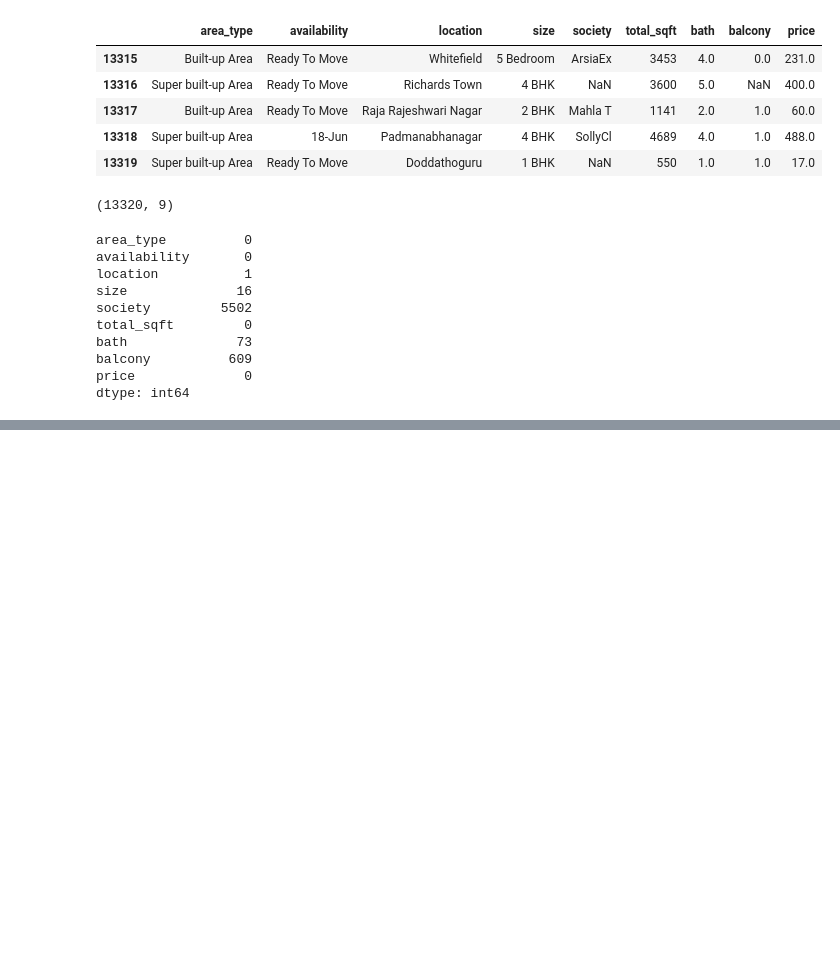
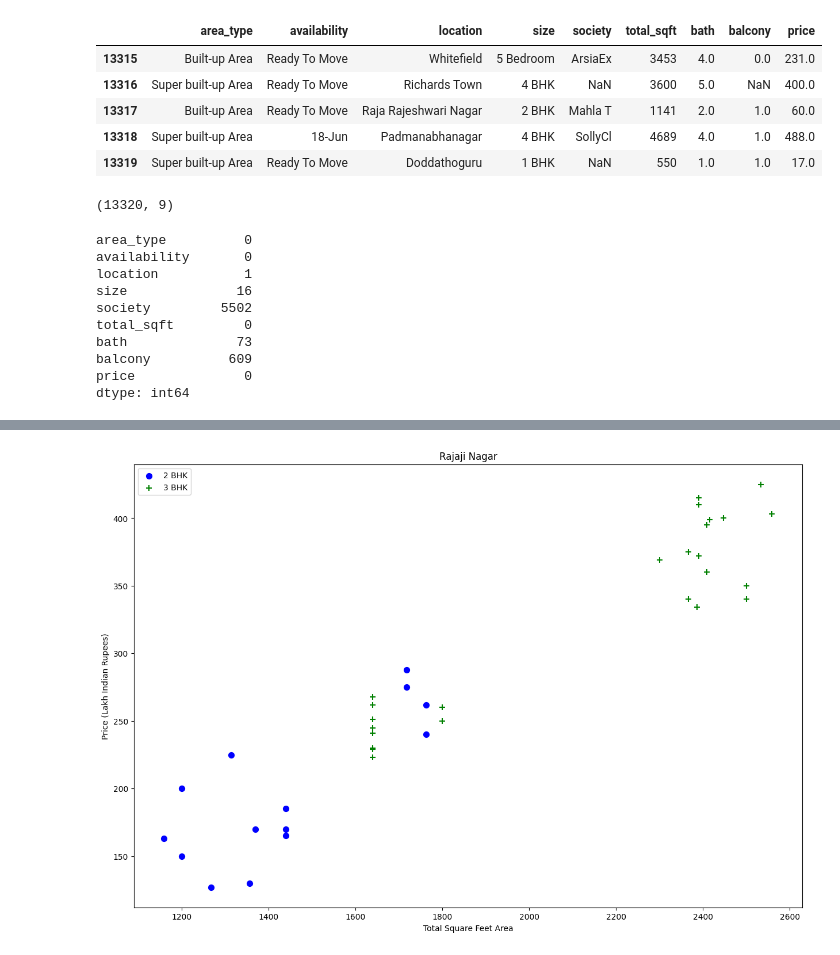
Before and after one commit to SAIF2584/project_ML, a Jupyter notebook: project_01/Real_Estate_Price_Prediction.ipynb, the cells around one changed output, grey strips where cells are left out. Cells and saved outputs as stored; diff of their text form; code cells hidden in the pictures; blank space fills up the shorter version.

```diff
--- a/project_01/Real_Estate_Price_Prediction.ipynb
+++ b/project_01/Real_Estate_Price_Prediction.ipynb
@@ -37,0 +311,4 @@ dtype: int64
+# %%
+plot_scatter_chart(df8,"Rajaji Nagar")
+# %% [output]
+[figure, added]
```
Also changed, not shown: parts of 53 cells of this notebook.
